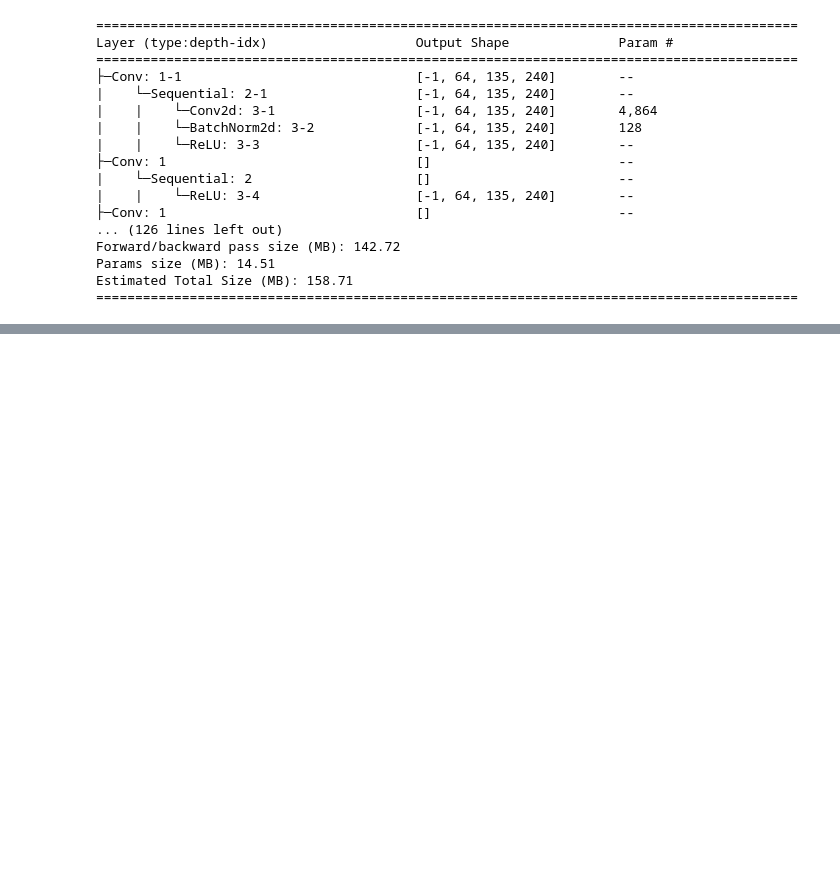
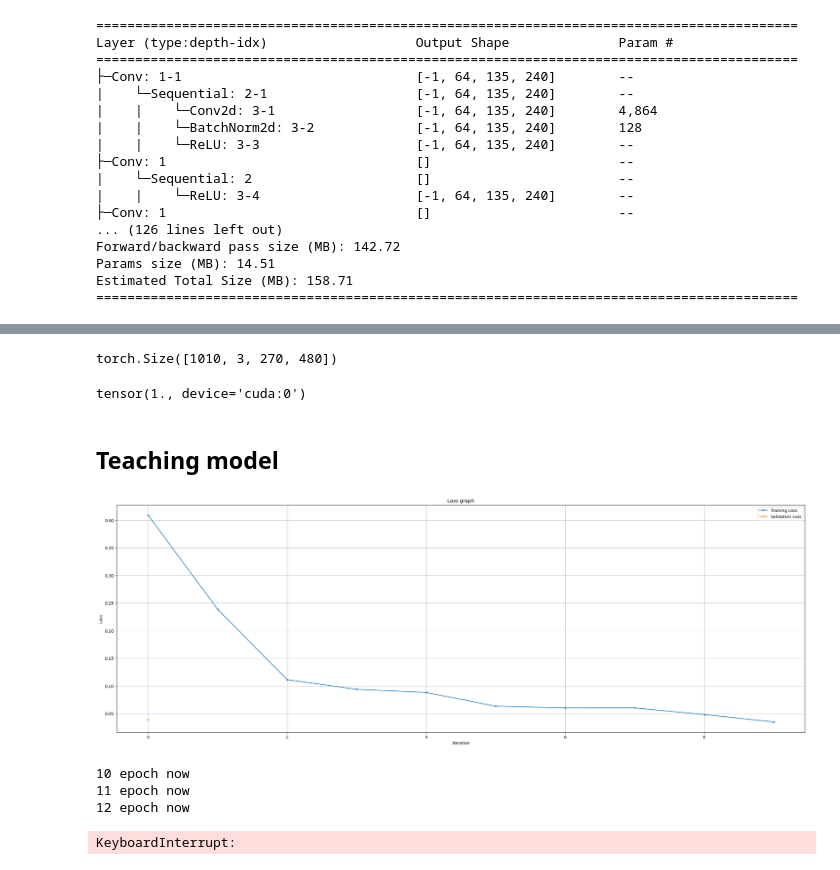
Before and after one commit to sodeeplearning/Net-Nomera, a Jupyter notebook: teaching.ipynb, the cells around one changed output, grey strips where cells are left out. Cells and saved outputs as stored; diff of their text form; code cells hidden in the pictures; blank space fills up the shorter version.

Commit message:
Unet with MSE

```diff
--- a/teaching.ipynb
+++ b/teaching.ipynb
@@ -183,0 +201,48 @@ Estimated Total Size (MB): 158.71
+# %%
+train_images = torch.load("Saved Tensors/Augmented images.pth")
+train_answers = torch.load("Saved Tensors/Segmentation answers.pth").resize(202, 1, 270, 480)
+# %%
+train_images.shape
+# %% [output]
+torch.Size([1010, 3, 270, 480])
+# %%
+train_X = train_images[:950].to(device)
+val_X = train_images[950:].to(device)
+train_y = train_answers[:190].to(device = device, dtype = torch.float32)
+val_y = train_answers[190:].to(device, dtype = torch.float32)
+# %%
+train_X.max()
+# %% [output]
+tensor(1., device='cuda:0')
+# %% [markdown]
+## Teaching model
+# %%
+model = Unet().to(device)
+
+st_model = ST.Model_Using(model = model,
+                          device = device)
+# %%
+st_model.Train(
+    train_X = train_X,
+    train_y = train_y,
+    val_X = val_X,
+    val_y = val_y,
+    num_of_epochs = 50,
+    learning_rate = 1e-3,
+    batch_size = 50,
+    loss_func = torch.nn.MSELoss(),
+    use_reg = False,
+    reg_level = 2,
+    optimizer = 1,
+    is_sched_use = True,
+    scheduler_freq = 200,
+    scheduler_gamma = 0.5,
+    val_every = 10,
+    show_every = 10,
+)
+# %% [output]
+[figure, added]
+10 epoch now
+11 epoch now
+12 epoch now
+KeyboardInterrupt:
```
Also changed, not shown: parts of 5 cells of this notebook, 1 other file.
